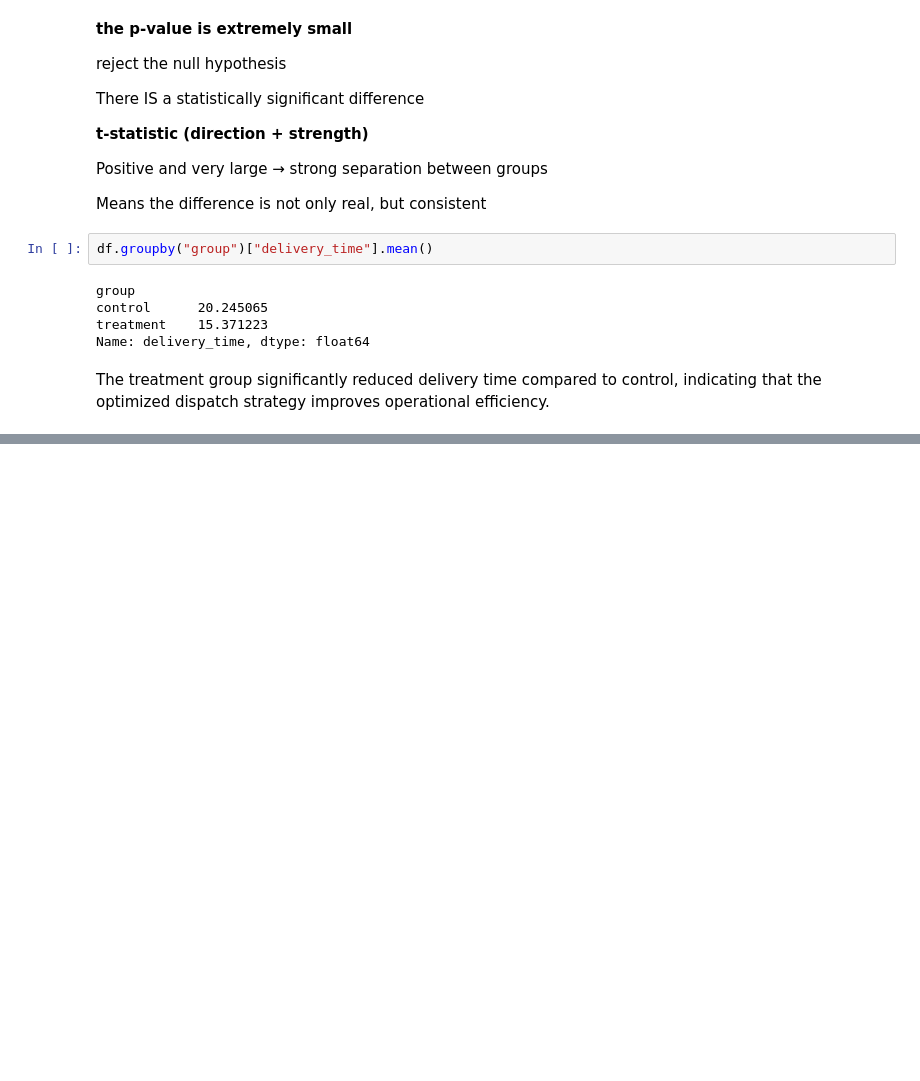
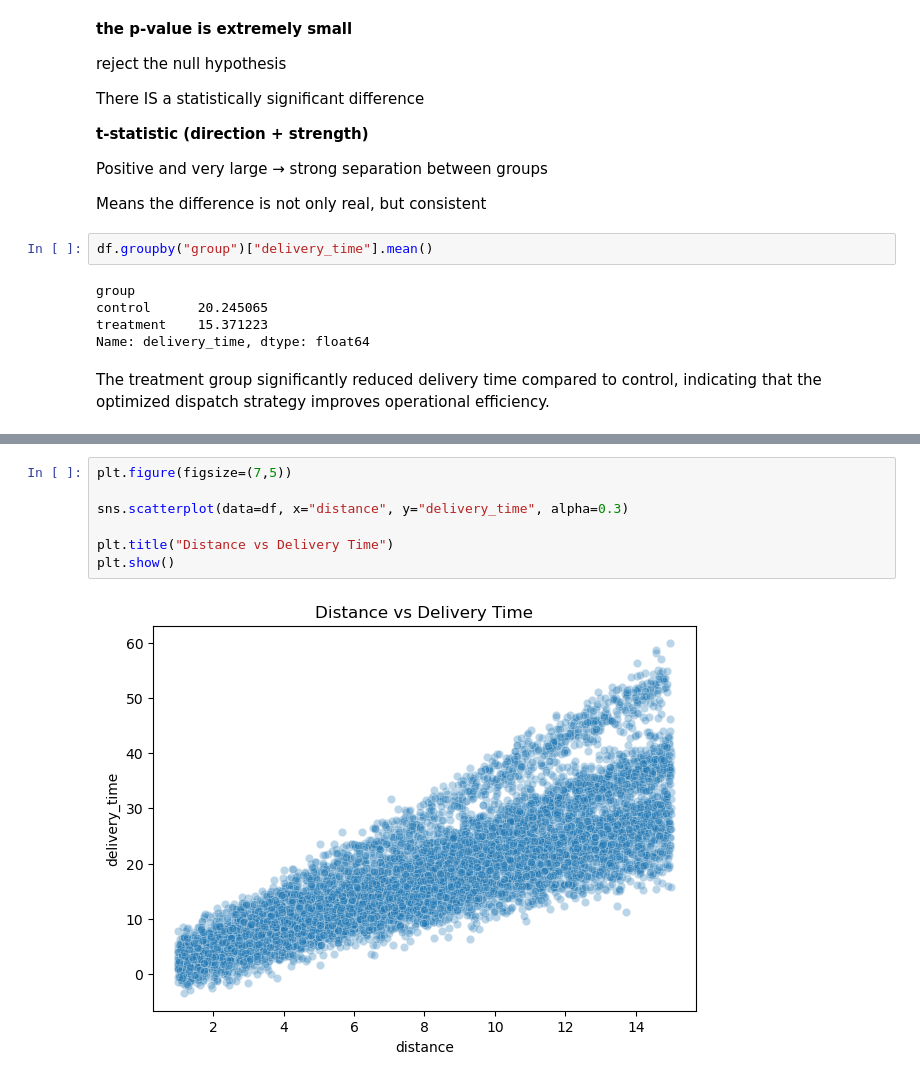
Before and after one commit to KC2016/last_mile, a Jupyter notebook: AB_testing2.ipynb, the cells around one changed output, grey strips where cells are left out. Cells and saved outputs as stored; diff of their text form; blank space fills up the shorter version.

```diff
--- a/AB_testing2.ipynb
+++ b/AB_testing2.ipynb
@@ -146,0 +183,9 @@ The treatment group significantly reduced delivery time compared to control, ind
+# %%
+plt.figure(figsize=(7,5))
+
+sns.scatterplot(data=df, x="distance", y="delivery_time", alpha=0.3)
+
+plt.title("Distance vs Delivery Time")
+plt.show()
+# %% [output]
+[figure, added]
```
Also changed, not shown: parts of 10 cells of this notebook, 6 other files.
